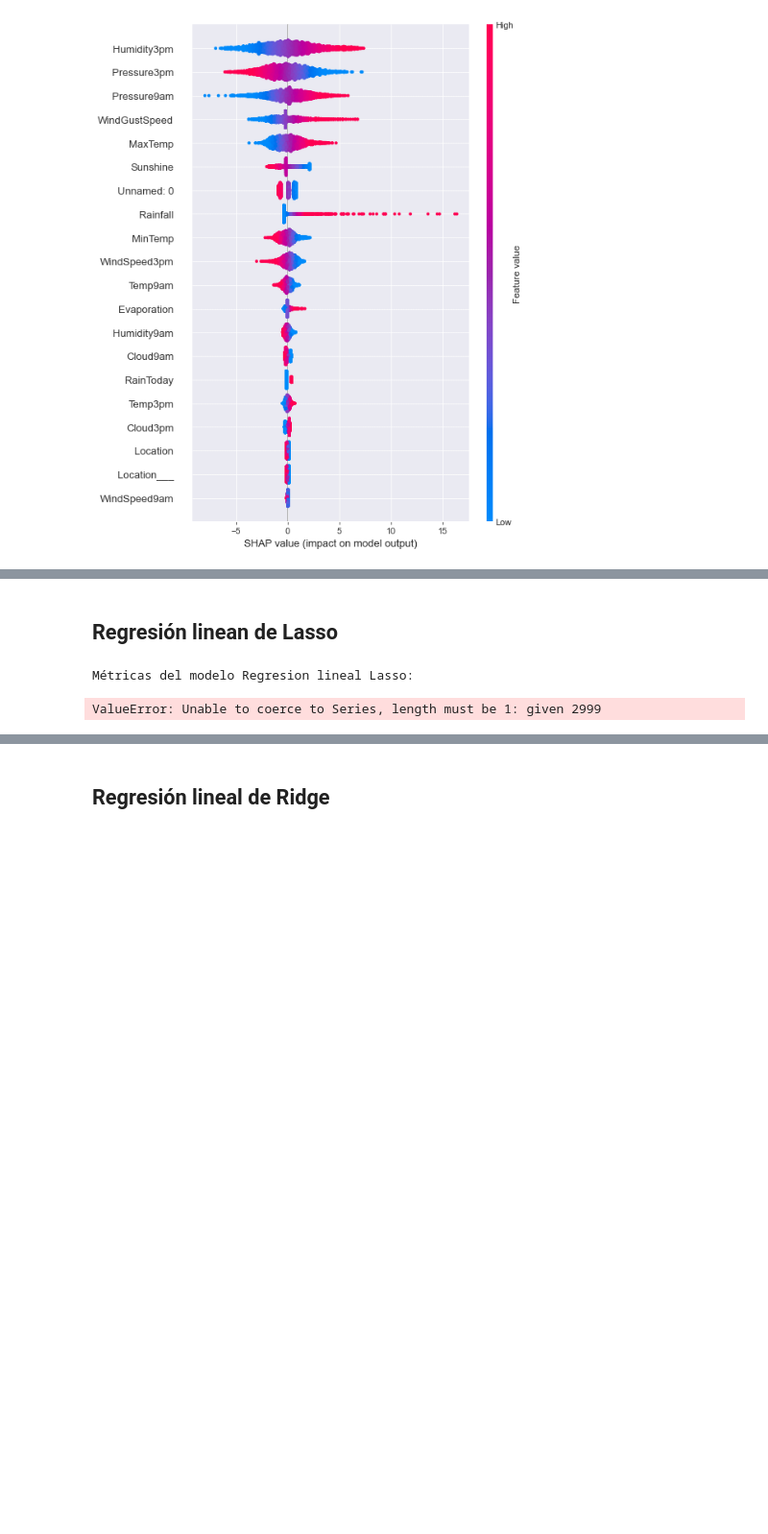
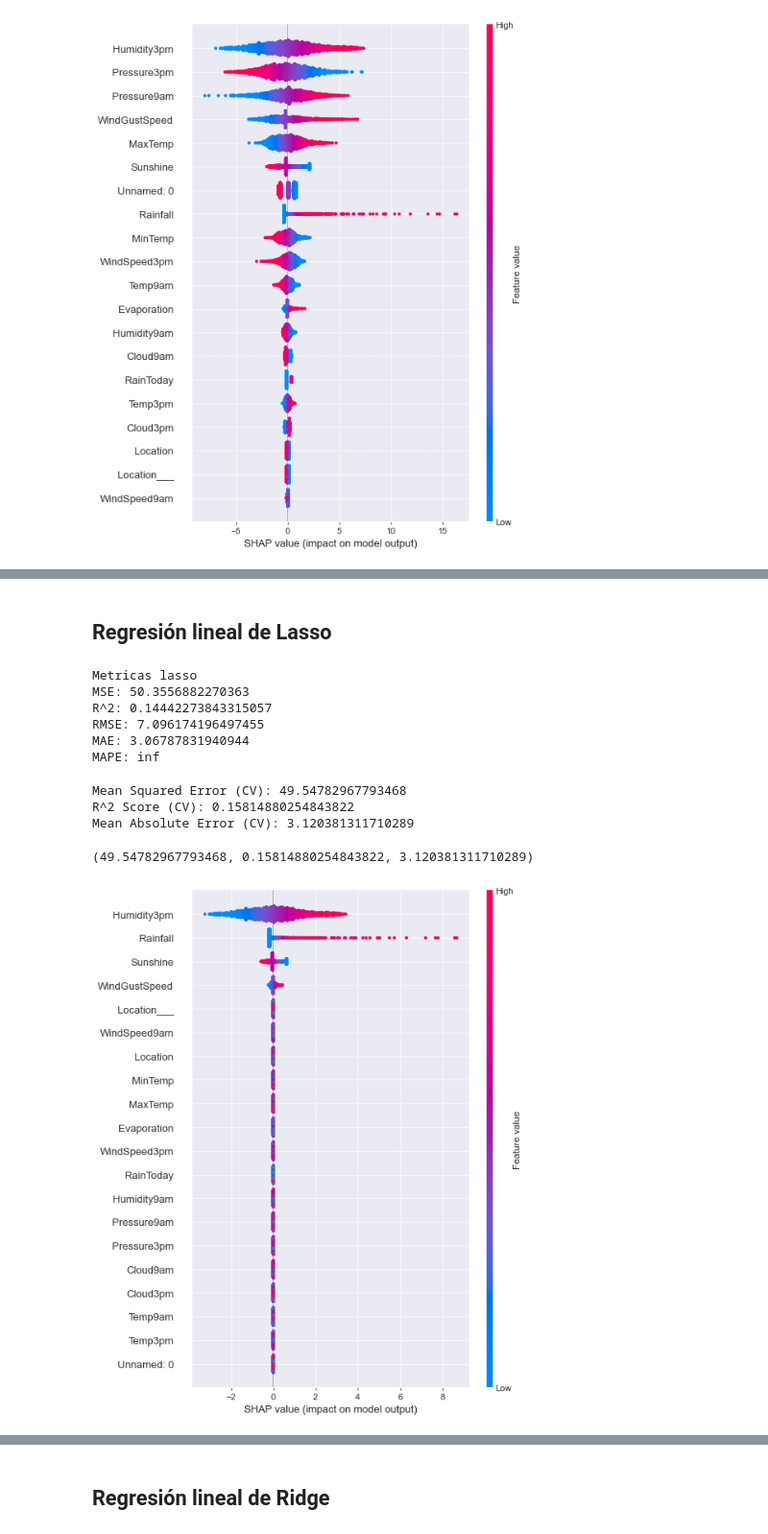
Before and after one commit to Mirian2550/TP_AA1, a Jupyter notebook: main_dani.ipynb, the cells around one changed output, grey strips where cells are left out. Shown: that part at 96% size. Cells and saved outputs as stored; diff of their text form; code cells hidden in the pictures; blank space fills up the shorter version.

Commit message:
regresiones

```diff
--- a/main_dani.ipynb
+++ b/main_dani.ipynb
@@ -368,23 +365,32 @@ MAE: 3.263552277984982
 MAPE: nan
 # %% [markdown]
-## Regresión linean de Lasso
+## Regresión lineal de Lasso
 # %%
 # regresion de Lasso
 regresion_lasso = RegressionLineal()
-x_test, y_test, y_pred, lasso_model = regresion_lasso.lasso_regression(_x_train, _x_test, _y_train_regression, _y_test_regression)
-print(f"Métricas del modelo Regresion lineal Lasso:")
-regresion_lasso.metrics(y_test, y_pred)
+x_test, y_test, y_pred, modelo = regresion_lasso.lasso_regression(_x_train, _x_test, _y_train_regression, _y_test_regression)
 # %% [output]
-Métricas del modelo Regresion lineal Lasso:
+Metricas lasso
+MSE: 50.3556882270363
+R^2: 0.14442273843315057
+RMSE: 7.096174196497455
+MAE: 3.06787831940944
+MAPE: inf
-ValueError: Unable to coerce to Series, length must be 1: given 2999
 # %%
 #aplicamos validación cruzada
 regresion_lasso.cross_validate(x_test, y_test, modelo, cv=5)
+# %% [output]
+Mean Squared Error (CV): 49.54782967793468
+R^2 Score (CV): 0.15814880254843822
+Mean Absolute Error (CV): 3.120381311710289
+(49.54782967793468, 0.15814880254843822, 3.120381311710289)
 # %%
 try:
-    shap_analyzer = SHAPAnalyzer(lasso_model, x_test)
+    shap_analyzer = SHAPAnalyzer(modelo, x_test)
     shap_analyzer.summary_plot()
 except Exception as e:
     print(f"Error en la función apply_shap: {str(e)}")
+# %% [output]
+[figure, added]
 # %%
 # Crear una instancia de la clase RegressionLineal
```
Also changed, not shown: parts of 7 cells of this notebook, 1 other file.
